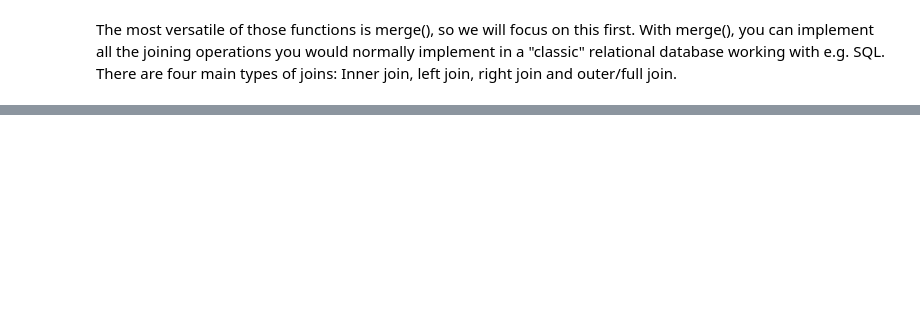
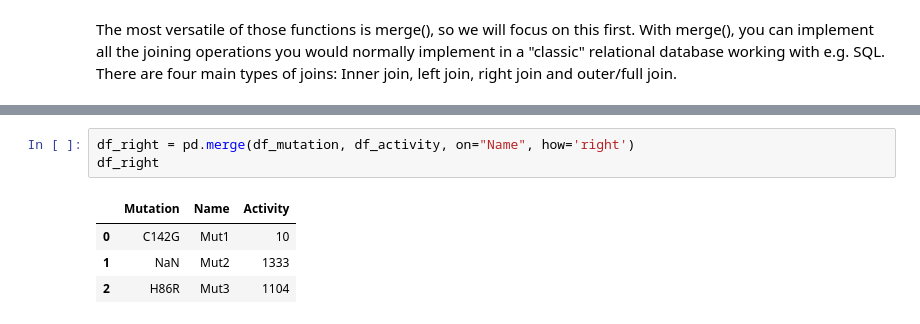
Before and after one commit to kdidi99/Informatics_in_Biochemistry_Course, a Jupyter notebook: notebooks/day_3_data_analysis_4_merging.ipynb, the cells around one changed output, grey strips where cells are left out. Drawn from its saved outputs; the diff is of its cells as text; blank space fills up the shorter version.

```diff
--- a/notebooks/day_3_data_analysis_4_merging.ipynb
+++ b/notebooks/day_3_data_analysis_4_merging.ipynb
@@ -38,0 +76,8 @@ The most versatile of those functions is merge(), so we will focus on this first
+# %%
+df_right = pd.merge(df_mutation, df_activity, on="Name", how='right')
+df_right
+# %% [output]
+|  | Mutation | Name | Activity |
+| 0 | C142G | Mut1 | 10 |
+| 1 | NaN | Mut2 | 1333 |
+| 2 | H86R | Mut3 | 1104 |
```
Also changed, not shown: parts of 11 cells of this notebook.
